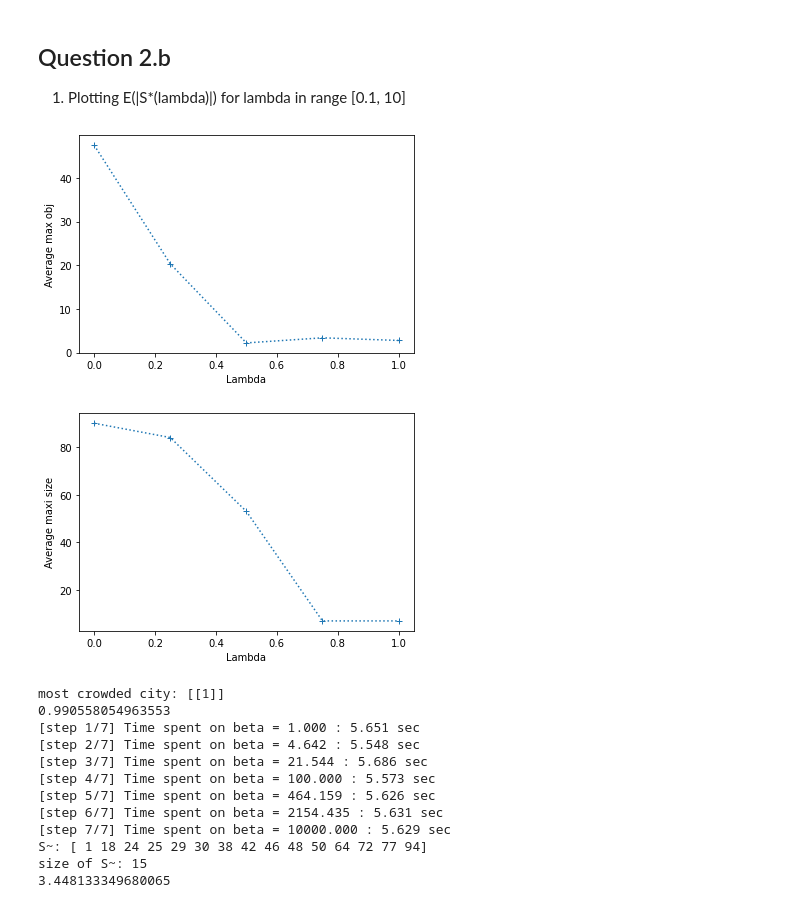
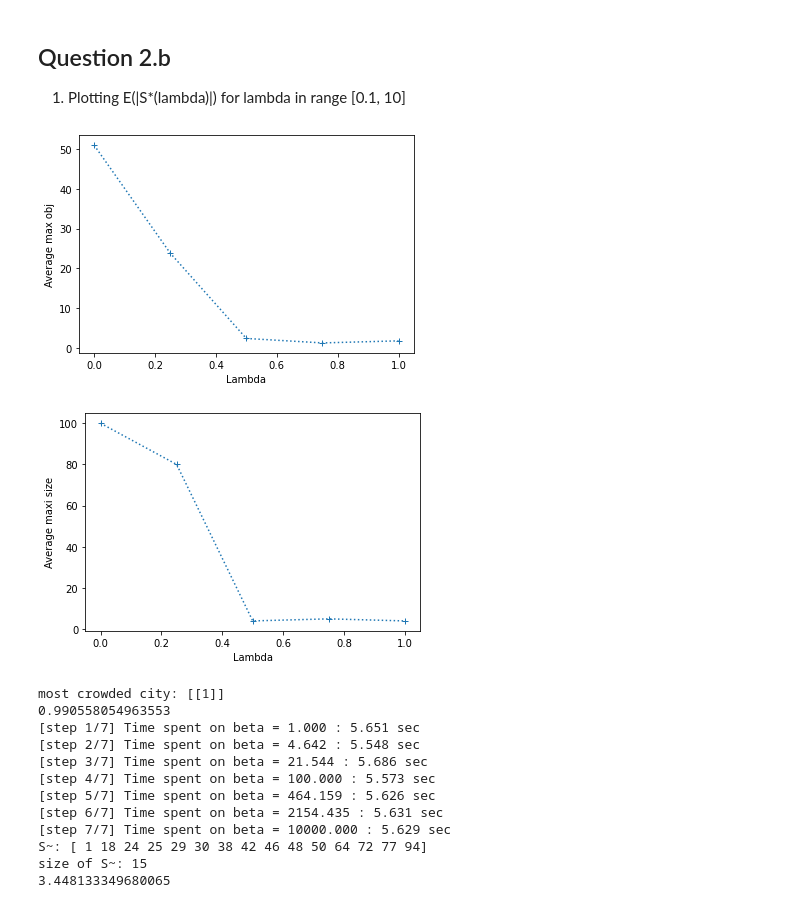
Before and after one commit to riccardocadei/Metropolis-Hastings-for-optimization, a Jupyter notebook: NewMain_riccardo.ipynb, the cells around one changed output. Cells and saved outputs as stored; diff of their text form; code cells hidden in the pictures.

Commit message:
plots

```diff
--- a/NewMain_riccardo.ipynb
+++ b/NewMain_riccardo.ipynb
@@ -168,13 +168,13 @@ plot_avg_obj(G1, lambdas, betas, 2000, 5, verbose=True)
 # %%
 G = G1
 lambdas = np.linspace(0, 1, 5)
-betas = np.linspace(0, 4, 10)
-n_iter = 100000
+betas = np.linspace(1, 10000, 7)
+n_iter = 100
 nb_instances = 1
 plot_avg_lambda(G, lambdas, betas, n_iter, nb_instances, verbose=False)
 # %% [output]
-[figure, old version]
+[figure, new version]
-[figure, old version]
+[figure, new version]
 # %%
 data = G()
 lambda_ = 1
```
Also changed, not shown: parts of 1 cell of this notebook, 1 other file.
